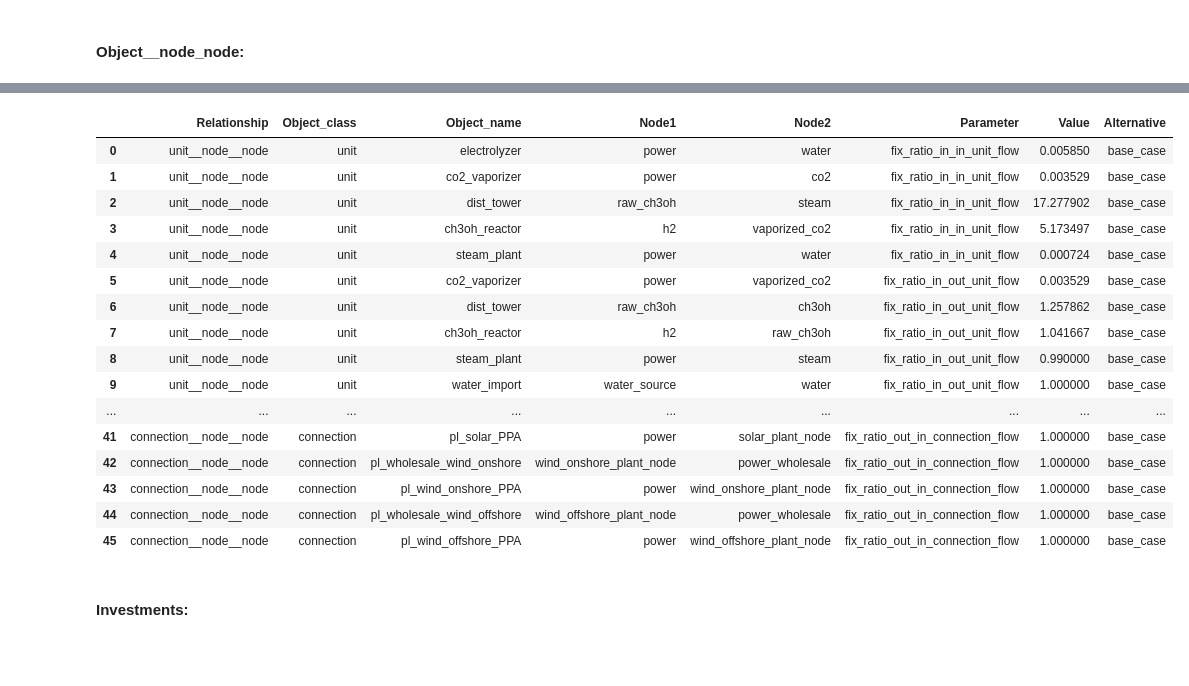
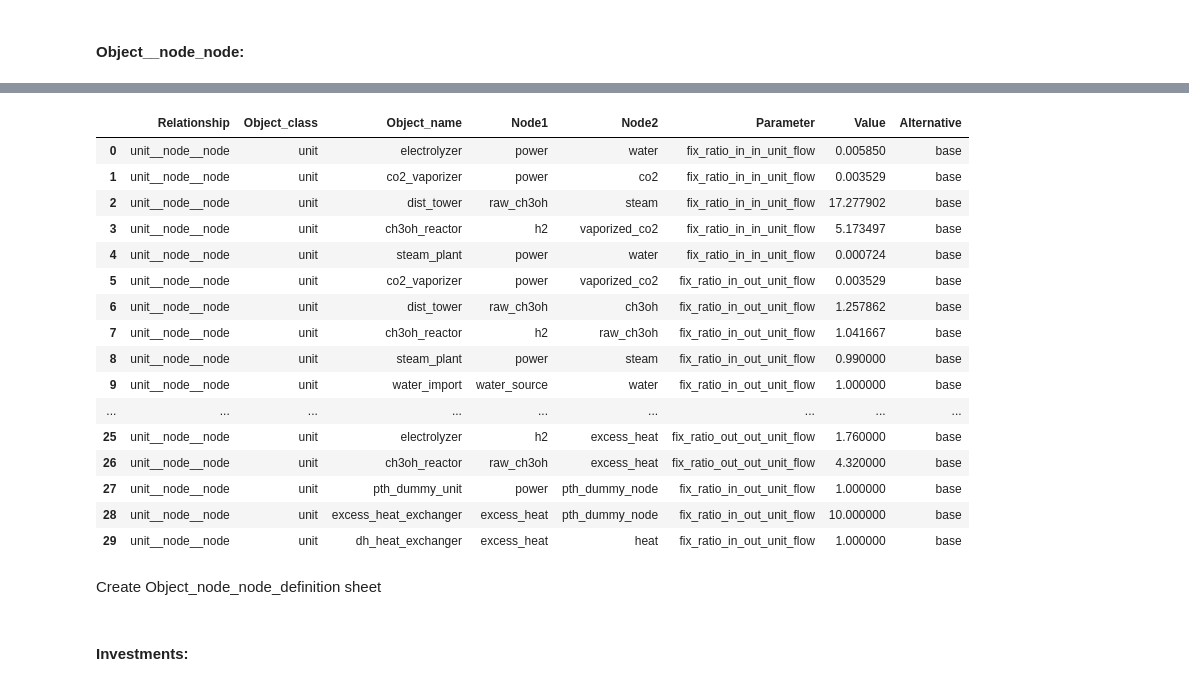
Before and after one commit to CSEI-EU/Nord_H2ub, a Jupyter notebook: spine_projects/01_input_data/00_functions/please_ignore.ipynb, the cells around one changed output, grey strips where cells are left out. Saved outputs shown, nothing was run; the diff lists cells and outputs as text; code cells hidden in the pictures; blank space fills up the shorter version.

```diff
--- a/spine_projects/01_input_data/00_functions/please_ignore.ipynb
+++ b/spine_projects/01_input_data/00_functions/please_ignore.ipynb
@@ -44,9 +44,13 @@ from nord_h2ub_data_preparation_investment_functions import *
 with open(os.path.join(module_path, 'parameters.pkl'), 'rb') as file:
     parameters = pickle.load(file)
 
-#Extract RES values
+# Extract RES values
 RES_powers = parameters.get('powers', None)
 RES_powers_capacities = parameters.get('powers_capacities', {})
+
+# Add district heating - function is called later
+district_heating = True
+# from nord_h2ub_data_preparation_district_heating_mapping import get_district_heating_sheets
 
 # Extract PPA values
 ppa_values = parameters.get('ppa_values', None)
@@ -93,6 +93,9 @@ if not parameters:
  candidate_nonzero,
  investment_period_default, investment_cost_params, investment_limit_params,
  capacities_existing_params, investment_res, investment_ps) = set_parameters(parameters)
+# %%
+# get run name for district heating
+dh_sheets_mapping = get_district_heating_sheets(run_name)
 # %% [markdown]
 ### File paths
 
@@ -104,7 +107,7 @@ excel_file_path = get_excel_file_path() + '/01_input_raw/'
 output_file_path = get_excel_file_path() + '/02_input_prepared/'
 # %%
 # Input data
-Model_structure_file = '/Model_Data_Base_' + product + '_updated.xlsx'
+Model_structure_file = '/Model_Data_Base_' + product + '.xlsx'
 efficiency_electrolyzer_file = 'Efficiency_Electrolyzers.xlsx'
 distric_heating_price_file = '/Energy Prices/district_heating_price_cap.xlsx'
 investment_costs_file = '/investment_cost_overview/Investment_cost_overview.xlsx'
@@ -719,11 +720,23 @@ df_object__node_definitions = pd.DataFrame(df_object__node[['Relationship_class_
 df_object__node_definitions = df_object__node_definitions.drop_duplicates()
 df_object__node_definitions = df_object__node_definitions.reset_index(drop=True)
 
+# Add district heating
+if district_heating:
+    df_object__node_definitions = pd.concat([df_object__node_definitions, dh_sheets_mapping['Object__to_from_node_definition']], ignore_index=True)
+else:
+    pass
+
 # Drop rows where no parameters for the relationship are defined (column has missing values (NaN or None))
 drop_no_value_column = 'Parameter'
 df_object__node_values = df_object__node[df_object__node[drop_no_value_column] != '']
 
-df_object__node_values.head(50)
+# Add district heating
+if district_heating:
+    df_object__node_values = pd.concat([df_object__node_values, dh_sheets_mapping['Object__to_from_node']], ignore_index=True)
+else:
+    pass
+
+df_object__node_values.head(70)
 # %% [output]
 |  | Relationship_class_name | Object_class | Object_name | Object_to_from | Object_to_from_name | Parameter | ... |
 | 0 | unit__to_node | unit | solar_plant | node | solar_plant_node | unit_capacity | ... |
@@ -900,49 +912,54 @@ values_out_in_connections = [('connection__node__node', 'connection', row[column
                                'fix_ratio_out_in_connection_flow', row['Relation_Out_In'], run_name)
                               if not pd.isnull(row[columns_Out_In_Connection]).any() else (np.nan, np.nan, None) for _, row in df_model_connections.iterrows()
                               if not pd.isnull(row[columns_Out_In_Connection]).any()]
 
 df_fix_ratio_in_in_connections = pd.DataFrame(values_in_in_connections, columns=['Relationship', 'Object_class', 'Object_name', 'Node1',
                                                                                  'Node2', 'Parameter', 'Value', 'Alternative'])
 df_fix_ratio_in_out_connections = pd.DataFrame(values_in_out_connections, columns=['Relationship', 'Object_class', 'Object_name', 'Node1',
                                                                                    'Node2', 'Parameter', 'Value', 'Alternative'])
 df_fix_ratio_out_out_connections = pd.DataFrame(values_out_out_connections, columns=['Relationship', 'Object_class', 'Object_name', 'Node1',
                                                                                      'Node2', 'Parameter', 'Value', 'Alternative'])
 df_fix_ratio_out_in_connections = pd.DataFrame(values_out_in_connections, columns=['Relationship', 'Object_class', 'Object_name', 'Node1',
                                                                                      'Node2', 'Parameter', 'Value', 'Alternative'])
 
 # Create Object_node_node
 df_object_node_node = pd.concat([df_unit_node_node,
                                 df_fix_ratio_in_in_connections, df_fix_ratio_in_out_connections,
                                 df_fix_ratio_out_out_connections, df_fix_ratio_out_in_connections])
 df_object_node_node = df_object_node_node.reset_index(drop=True)
 
 df_object_node_node = df_object_node_node.dropna(subset=['Value'])
 
 # Filter RES connections based on RES_powers
 df_object_node_node = df_object_node_node[
     df_object_node_node['Object_name'].apply(matches_active)
 ]
 
+# Add district heating
+if district_heating:
+    df_object_node_node = pd.concat([df_object_node_node, dh_sheets_mapping['Object__node_node']], ignore_index=True)
+
+
 # Show table head for control
 df_object_node_node.head(50)
 # %% [output]
 |  | Relationship | Object_class | Object_name | Node1 | Node2 | Parameter | Value | Alternative |
-| 0 | unit__node__node | unit | electrolyzer | power | water | fix_ratio_in_in_unit_flow | 0.005850 | base_case |
-| 1 | unit__node__node | unit | co2_vaporizer | power | co2 | fix_ratio_in_in_unit_flow | 0.003529 | base_case |
-| 2 | unit__node__node | unit | dist_tower | raw_ch3oh | steam | fix_ratio_in_in_unit_flow | 17.277902 | base_case |
-| 3 | unit__node__node | unit | ch3oh_reactor | h2 | vaporized_co2 | fix_ratio_in_in_unit_flow | 5.173497 | base_case |
-| 4 | unit__node__node | unit | steam_plant | power | water | fix_ratio_in_in_unit_flow | 0.000724 | base_case |
-| 5 | unit__node__node | unit | co2_vaporizer | power | vaporized_co2 | fix_ratio_in_out_unit_flow | 0.003529 | base_case |
-| 6 | unit__node__node | unit | dist_tower | raw_ch3oh | ch3oh | fix_ratio_in_out_unit_flow | 1.257862 | base_case |
-| 7 | unit__node__node | unit | ch3oh_reactor | h2 | raw_ch3oh | fix_ratio_in_out_unit_flow | 1.041667 | base_case |
-| 8 | unit__node__node | unit | steam_plant | power | steam | fix_ratio_in_out_unit_flow | 0.990000 | base_case |
-| 9 | unit__node__node | unit | water_import | water_source | water | fix_ratio_in_out_unit_flow | 1.000000 | base_case |
+| 0 | unit__node__node | unit | electrolyzer | power | water | fix_ratio_in_in_unit_flow | 0.005850 | base |
+| 1 | unit__node__node | unit | co2_vaporizer | power | co2 | fix_ratio_in_in_unit_flow | 0.003529 | base |
+| 2 | unit__node__node | unit | dist_tower | raw_ch3oh | steam | fix_ratio_in_in_unit_flow | 17.277902 | base |
+| 3 | unit__node__node | unit | ch3oh_reactor | h2 | vaporized_co2 | fix_ratio_in_in_unit_flow | 5.173497 | base |
+| 4 | unit__node__node | unit | steam_plant | power | water | fix_ratio_in_in_unit_flow | 0.000724 | base |
+| 5 | unit__node__node | unit | co2_vaporizer | power | vaporized_co2 | fix_ratio_in_out_unit_flow | 0.003529 | base |
+| 6 | unit__node__node | unit | dist_tower | raw_ch3oh | ch3oh | fix_ratio_in_out_unit_flow | 1.257862 | base |
+| 7 | unit__node__node | unit | ch3oh_reactor | h2 | raw_ch3oh | fix_ratio_in_out_unit_flow | 1.041667 | base |
+| 8 | unit__node__node | unit | steam_plant | power | steam | fix_ratio_in_out_unit_flow | 0.990000 | base |
+| 9 | unit__node__node | unit | water_import | water_source | water | fix_ratio_in_out_unit_flow | 1.000000 | base |
 | ... | ... | ... | ... | ... | ... | ... | ... | ... |
-| 41 | connection__node__node | connection | pl_solar_PPA | power | solar_plant_node | fix_ratio_out_in_connection_flow | 1.000000 | base_case |
-| 42 | connection__node__node | connection | pl_wholesale_wind_onshore | wind_onshore_plant_node | power_wholesale | fix_ratio_out_in_connection_flow | 1.000000 | base_case |
-| 43 | connection__node__node | connection | pl_wind_onshore_PPA | power | wind_onshore_plant_node | fix_ratio_out_in_connection_flow | 1.000000 | base_case |
-| 44 | connection__node__node | connection | pl_wholesale_wind_offshore | wind_offshore_plant_node | power_wholesale | fix_ratio_out_in_connection_flow | 1.000000 | base_case |
-| 45 | connection__node__node | connection | pl_wind_offshore_PPA | power | wind_offshore_plant_node | fix_ratio_out_in_connection_flow | 1.000000 | base_case |
+| 25 | unit__node__node | unit | electrolyzer | h2 | excess_heat | fix_ratio_out_out_unit_flow | 1.760000 | base |
+| 26 | unit__node__node | unit | ch3oh_reactor | raw_ch3oh | excess_heat | fix_ratio_out_out_unit_flow | 4.320000 | base |
+| 27 | unit__node__node | unit | pth_dummy_unit | power | pth_dummy_node | fix_ratio_in_out_unit_flow | 1.000000 | base |
+| 28 | unit__node__node | unit | excess_heat_exchanger | excess_heat | pth_dummy_node | fix_ratio_in_out_unit_flow | 10.000000 | base |
+| 29 | unit__node__node | unit | dh_heat_exchanger | excess_heat | heat | fix_ratio_in_out_unit_flow | 1.000000 | base |
 # %%
 # For storages, the out_in_connetion is set in both directions
 
@@ -957,3 +974,5 @@ combined_condition = storage_condition & parameter_condition
 
 # Step 2: Update the 'Parameter' column for rows that meet the condition
 df_object_node_node.loc[storage_condition, 'Parameter'] = 'fix_ratio_out_in_connection_flow'
+# %% [markdown]
+Create Object_node_node_definition sheet
```
Also changed, not shown: parts of 37 cells of this notebook, 7 other files.
